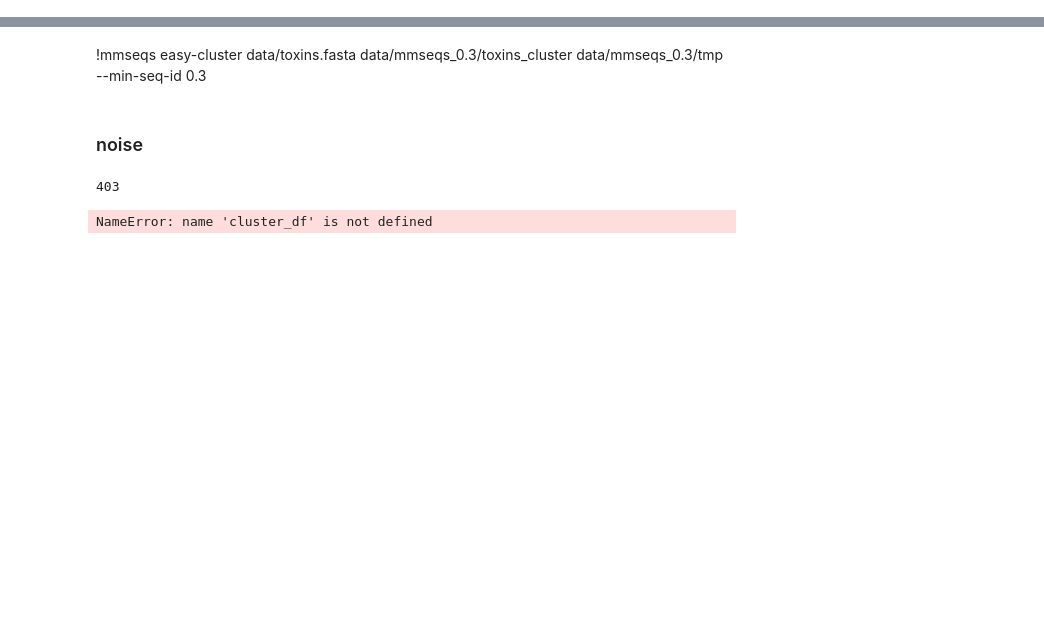
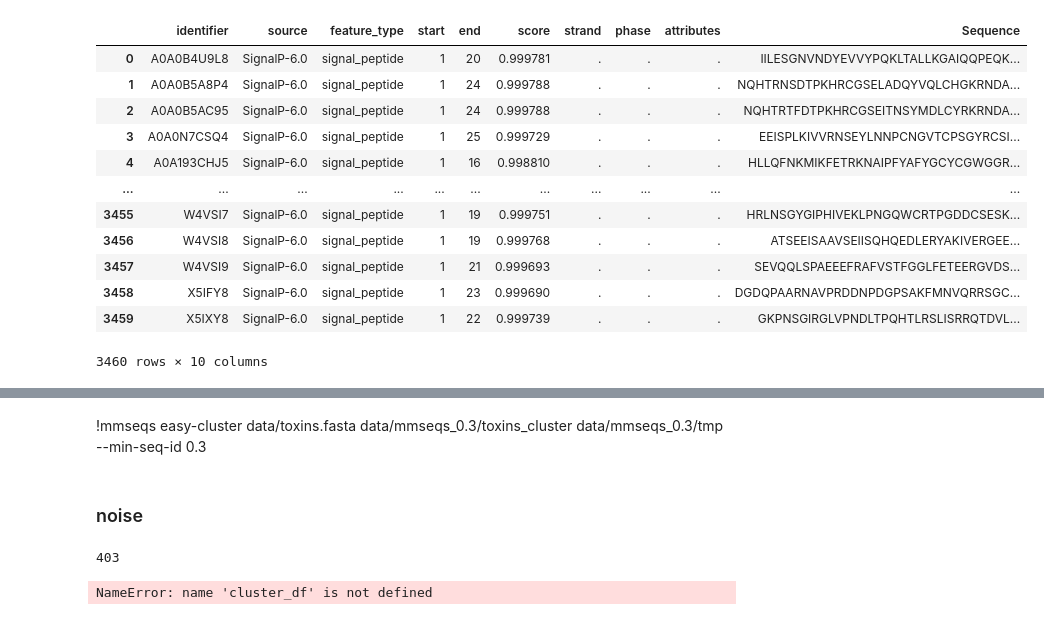
Before and after one commit to Sisistern123/ToxFam, a Jupyter notebook: notebooks/0_preprocessing.ipynb, the cells around one changed output, grey strips where cells are left out. Cells and saved outputs as stored; diff of their text form; code cells hidden in the pictures; blank space fills up the shorter version.

```diff
--- a/notebooks/0_preprocessing.ipynb
+++ b/notebooks/0_preprocessing.ipynb
@@ -56,0 +164,16 @@ write_fasta(tox, "./data/toxins.fasta")
+# %%
+gff3_tox
+# %% [output]
+|  | identifier | source | feature_type | start | end | score | strand | phase | attributes | Sequence |
+| 0 | A0A0B4U9L8 | SignalP-6.0 | signal_peptide | 1 | 20 | 0.999781 | . | . | . | IILESGNVNDYEVVYPQKLTALLKGAIQQPEQK... |
+| 1 | A0A0B5A8P4 | SignalP-6.0 | signal_peptide | 1 | 24 | 0.999788 | . | . | . | NQHTRNSDTPKHRCGSELADQYVQLCHGKRNDA... |
+| 2 | A0A0B5AC95 | SignalP-6.0 | signal_peptide | 1 | 24 | 0.999788 | . | . | . | NQHTRTFDTPKHRCGSEITNSYMDLCYRKRNDA... |
+| 3 | A0A0N7CSQ4 | SignalP-6.0 | signal_peptide | 1 | 25 | 0.999729 | . | . | . | EEISPLKIVVRNSEYLNNPCNGVTCPSGYRCSI... |
+| 4 | A0A193CHJ5 | SignalP-6.0 | signal_peptide | 1 | 16 | 0.998810 | . | . | . | HLLQFNKMIKFETRKNAIPFYAFYGCYCGWGGR... |
+| ... | ... | ... | ... | ... | ... | ... | ... | ... | ... | ... |
+| 3455 | W4VSI7 | SignalP-6.0 | signal_peptide | 1 | 19 | 0.999751 | . | . | . | HRLNSGYGIPHIVEKLPNGQWCRTPGDDCSESK... |
+| 3456 | W4VSI8 | SignalP-6.0 | signal_peptide | 1 | 19 | 0.999768 | . | . | . | ATSEEISAAVSEIISQHQEDLERYAKIVERGEE... |
+| 3457 | W4VSI9 | SignalP-6.0 | signal_peptide | 1 | 21 | 0.999693 | . | . | . | SEVQQLSPAEEEFRAFVSTFGGLFETEERGVDS... |
+| 3458 | X5IFY8 | SignalP-6.0 | signal_peptide | 1 | 23 | 0.999690 | . | . | . | DGDQPAARNAVPRDDNPDGPSAKFMNVQRRSGC... |
+| 3459 | X5IXY8 | SignalP-6.0 | signal_peptide | 1 | 22 | 0.999739 | . | . | . | GKPNSGIRGLVPNDLTPQHTLRSLISRRQTDVL... |
+3460 rows × 10 columns
```
Also changed, not shown: parts of 18 cells of this notebook, 4 other files.
